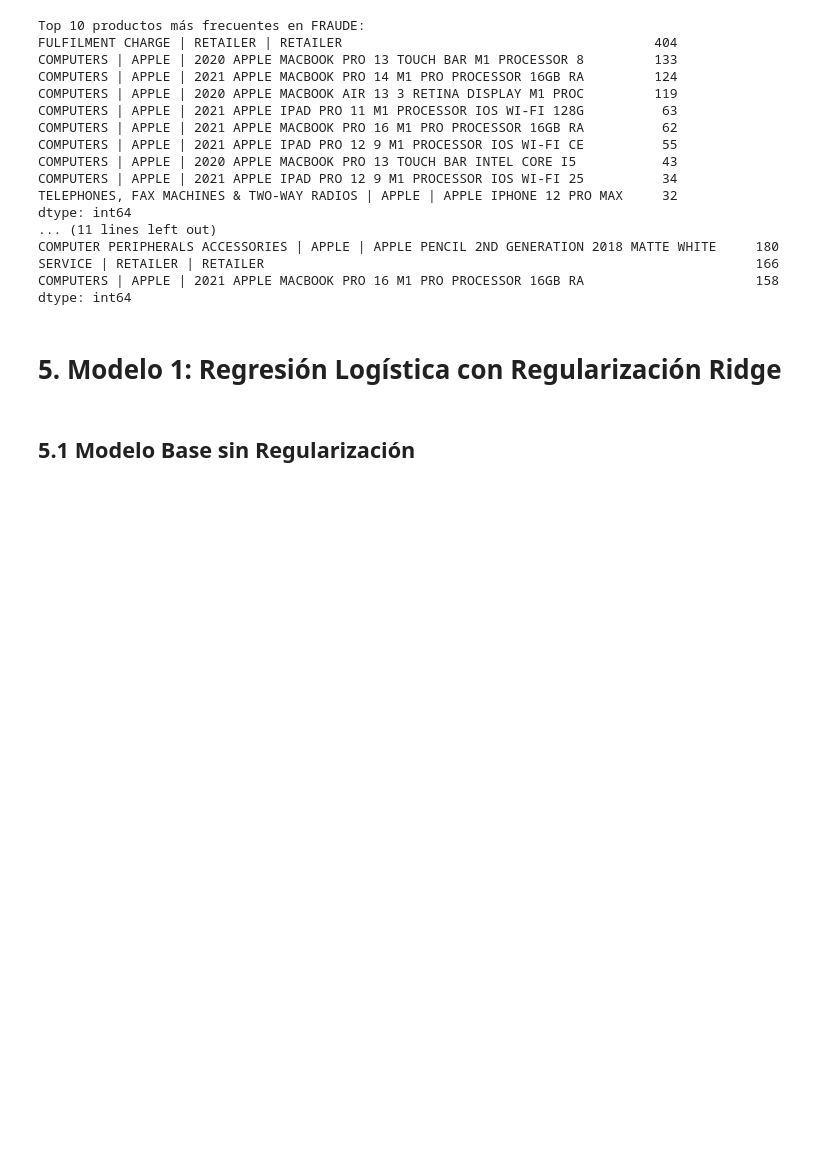
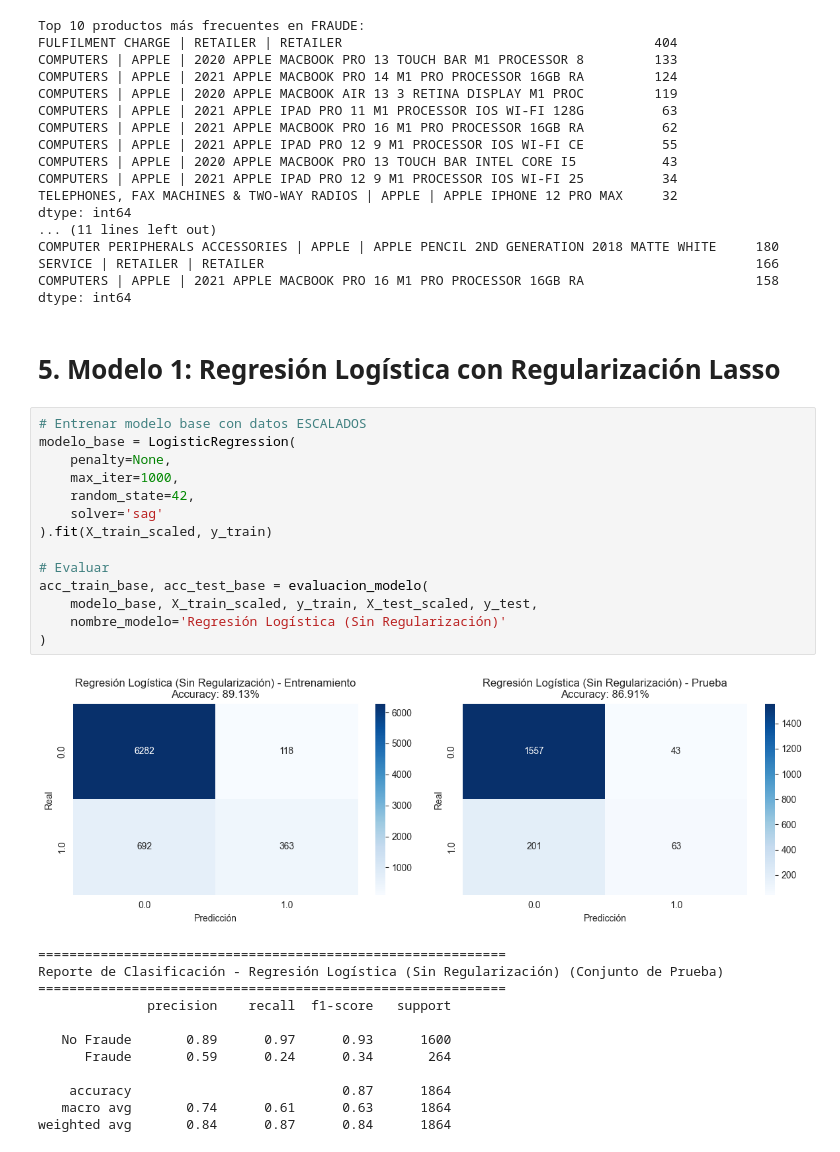
Before and after one commit to andrestrevino-EpsilonTech/Examen_reto1_clasificador_canastas_fraude, a Jupyter notebook: Notebooks/ClasificadorFraudeCanastas.ipynb, the cells around one changed output. Saved outputs shown, nothing was run; the diff lists cells and outputs as text; blank space fills up the shorter version.

```diff
--- a/Notebooks/ClasificadorFraudeCanastas.ipynb
+++ b/Notebooks/ClasificadorFraudeCanastas.ipynb
@@ -367,9 +397,34 @@ SERVICE | RETAILER | RETAILER
 COMPUTERS | APPLE | 2021 APPLE MACBOOK PRO 16 M1 PRO PROCESSOR 16GB RA                      158
 dtype: int64
 # %% [markdown]
-# 5. Modelo 1: Regresión Logística con Regularización Ridge
+# 5. Modelo 1: Regresión Logística con Regularización Lasso
-# %% [markdown]
-## 5.1 Modelo Base sin Regularización
+# %%
+# Entrenar modelo base con datos ESCALADOS
+modelo_base = LogisticRegression(
+    penalty=None,
+    max_iter=1000,
+    random_state=42,
+    solver='sag'
+).fit(X_train_scaled, y_train)
+
+# Evaluar
+acc_train_base, acc_test_base = evaluacion_modelo(
+    modelo_base, X_train_scaled, y_train, X_test_scaled, y_test,
+    nombre_modelo='Regresión Logística (Sin Regularización)'
+)
+# %% [output]
+[figure, added]
+============================================================
+Reporte de Clasificación - Regresión Logística (Sin Regularización) (Conjunto de Prueba)
+============================================================
+              precision    recall  f1-score   support
+
+   No Fraude       0.89      0.97      0.93      1600
+      Fraude       0.59      0.24      0.34       264
+
+    accuracy                           0.87      1864
+   macro avg       0.74      0.61      0.63      1864
+weighted avg       0.84      0.87      0.84      1864
 # %%
 # Entrenar modelo base
 modelo_base = LogisticRegression(
```
Also changed, not shown: parts of 14 cells of this notebook.
